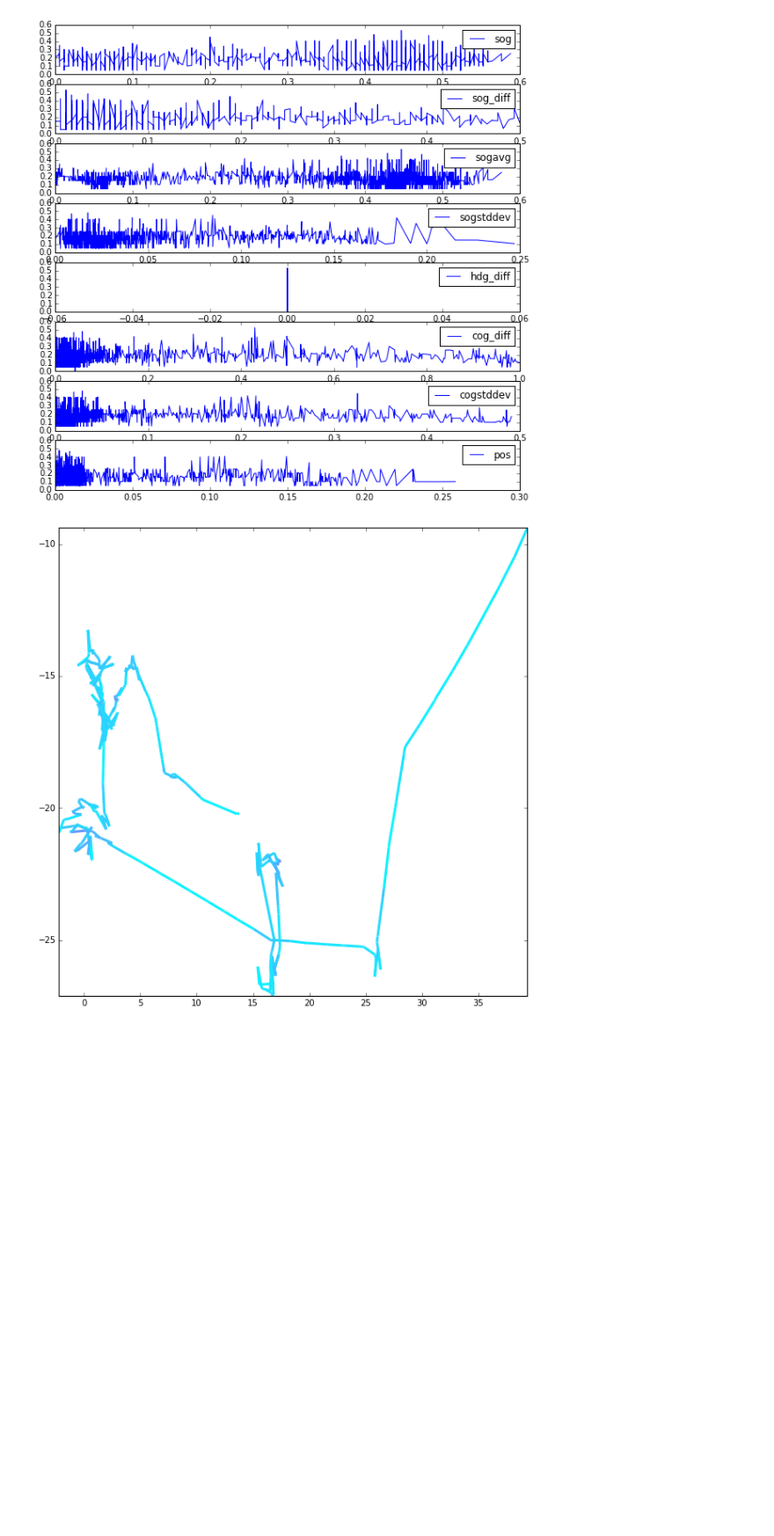
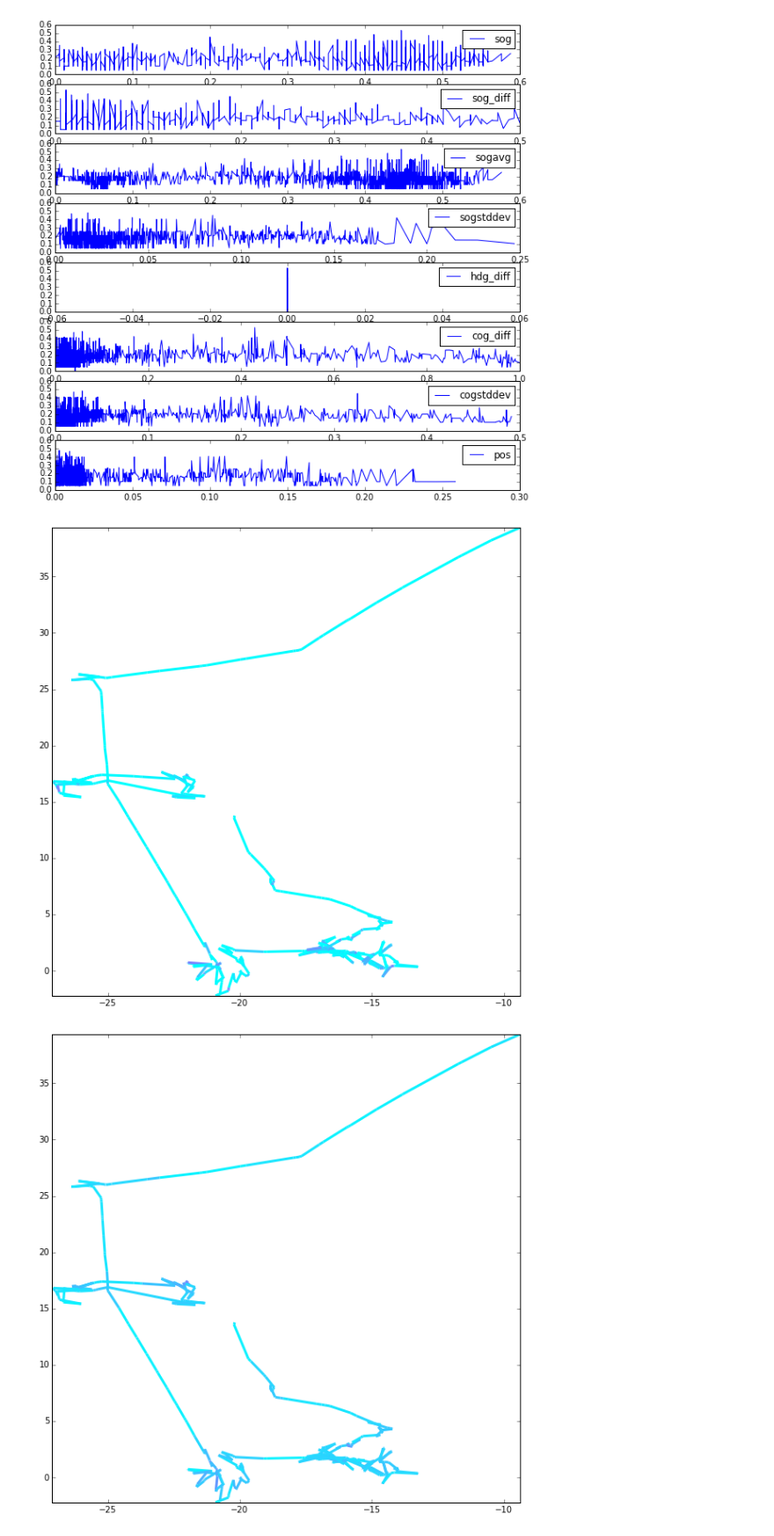
Before and after one commit to GlobalFishingWatch/pelagos-data, a Jupyter notebook: Graph measures.ipynb, the cells around one changed output. Shown at 88% size. Saved outputs shown, nothing was run; the diff lists cells and outputs as text; code cells hidden in the pictures; blank space fills up the shorter version.

Commit message:
New score and graphing

```diff
--- a/Graph measures.ipynb
+++ b/Graph measures.ipynb
@@ -38,9 +38,9 @@ def drawLatLon(data, measure, **kw):
 
     data = data[:,data.timestamp.argsort()]
 
-    colorgraph.colorline(data.latitude, data.longitude, getattr(data, measure), **kw)
-    matplotlib.pyplot.xlim(data.latitude.min(), data.latitude.max())
-    matplotlib.pyplot.ylim(data.longitude.min(), data.longitude.max())
+    colorgraph.colorline(data.longitude, data.latitude, getattr(data, measure), **kw)
+    matplotlib.pyplot.xlim(data.longitude.min(), data.longitude.max())
+    matplotlib.pyplot.ylim(data.latitude.min(), data.latitude.max())
     matplotlib.pyplot.show()
 # %%
 data = loadmeasures.load("measured-day.csv")
@@ -63,6 +69,8 @@ drawByMeasure(data)
 # %% [output]
 [figure]
 # %%
+drawLatLon(data, 'cogstddev', cmap=matplotlib.pyplot.get_cmap('cool'))
 drawLatLon(data, 'score', cmap=matplotlib.pyplot.get_cmap('cool'))
 # %% [output]
-[figure, old version]
+[figure, new version]
+[figure, added]
```
Also changed, not shown: parts of 2 cells of this notebook, 6 other files.
